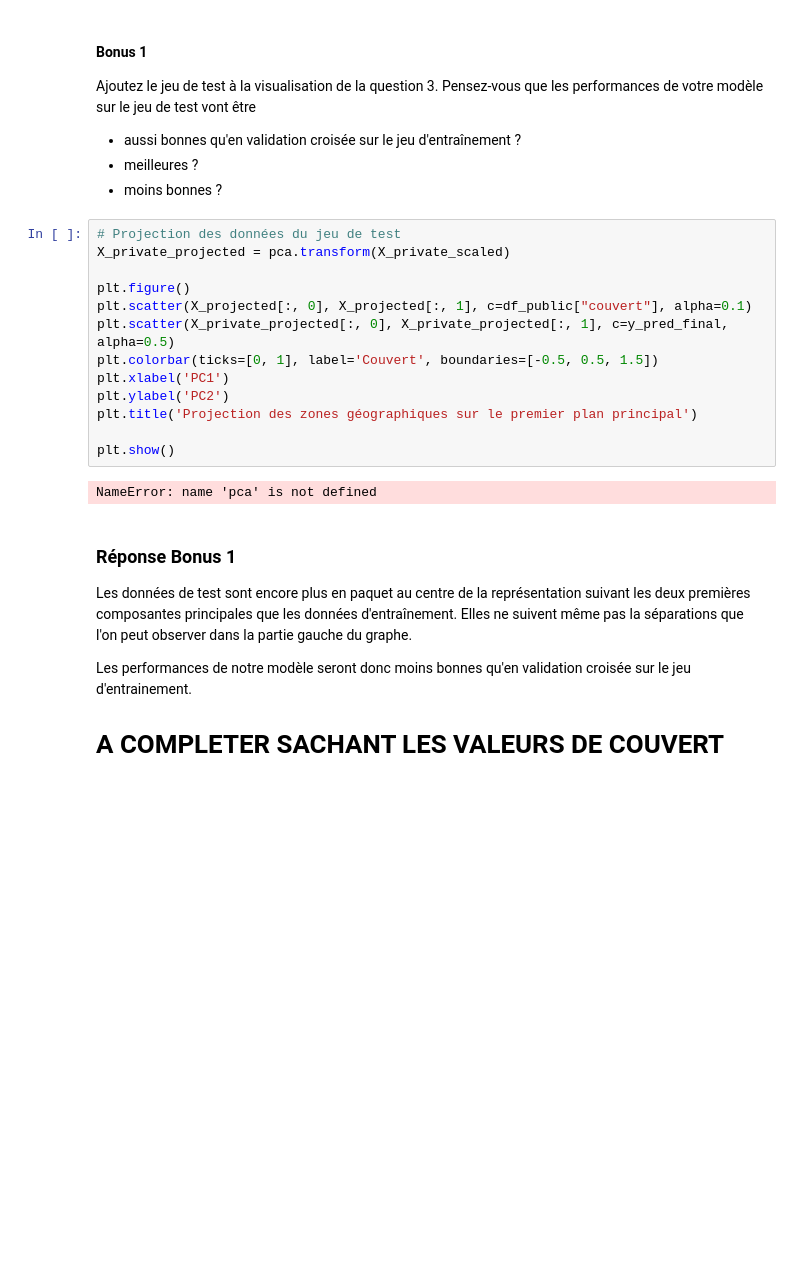
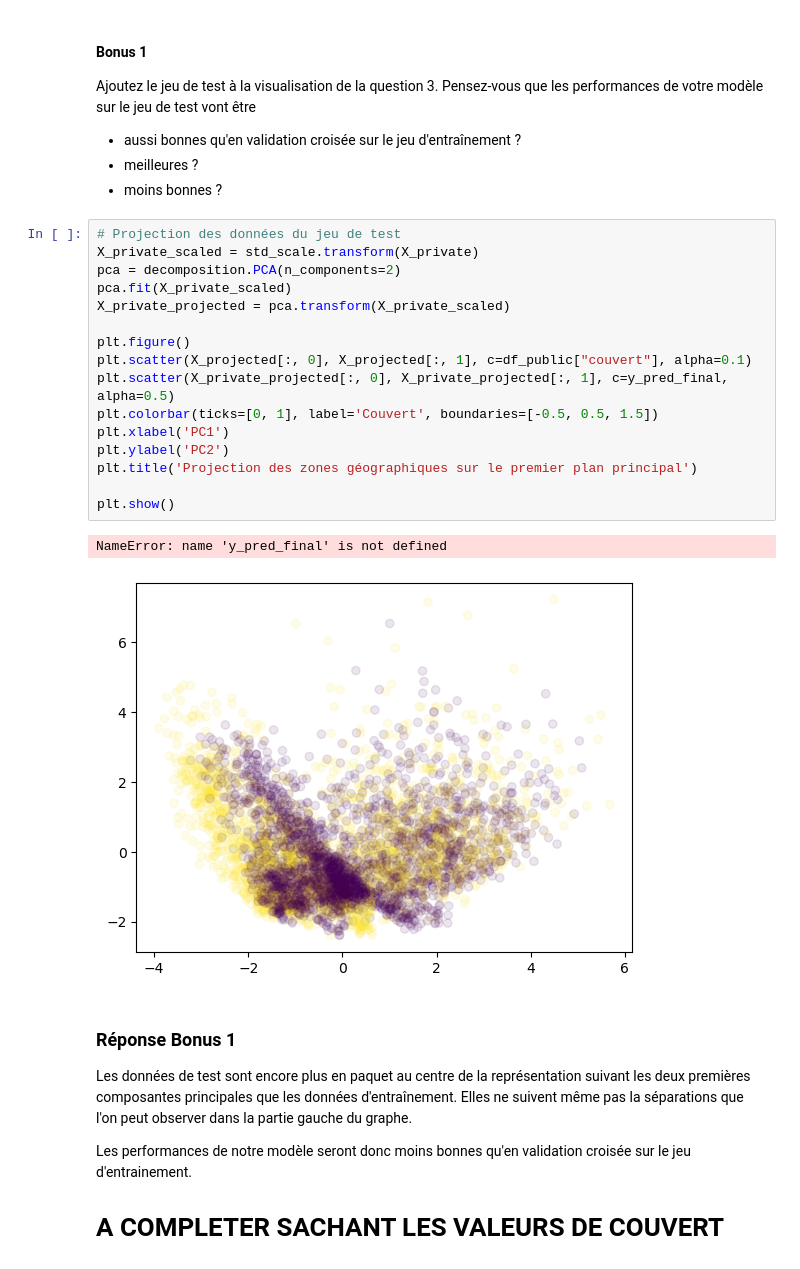
Before and after one commit to donatiendelachesnais/Projet-sciences-des-donn-es, a Jupyter notebook: Projet_SDD_2024.ipynb, the cells around one changed output. Drawn from its saved outputs; the diff is of its cells as text; blank space fills up the shorter version.

```diff
--- a/Projet_SDD_2024.ipynb
+++ b/Projet_SDD_2024.ipynb
@@ -533,19 +531,23 @@ Ajoutez le jeu de test à la visualisation de la question 3. Pensez-vous que les
 * moins bonnes ?
 # %%
 # Projection des données du jeu de test
+X_private_scaled = std_scale.transform(X_private)
+pca = decomposition.PCA(n_components=2)
+pca.fit(X_private_scaled)
 X_private_projected = pca.transform(X_private_scaled)
 
 plt.figure()
 plt.scatter(X_projected[:, 0], X_projected[:, 1], c=df_public["couvert"], alpha=0.1)
 plt.scatter(X_private_projected[:, 0], X_private_projected[:, 1], c=y_pred_final, alpha=0.5)
 plt.colorbar(ticks=[0, 1], label='Couvert', boundaries=[-0.5, 0.5, 1.5])
 plt.xlabel('PC1')
 plt.ylabel('PC2')
 plt.title('Projection des zones géographiques sur le premier plan principal')
 
 plt.show()
 # %% [output]
-NameError: name 'pca' is not defined
+NameError: name 'y_pred_final' is not defined
+[figure, added]
 # %% [markdown]
 ### Réponse Bonus 1
 
```
Also changed, not shown: parts of 4 cells of this notebook.
